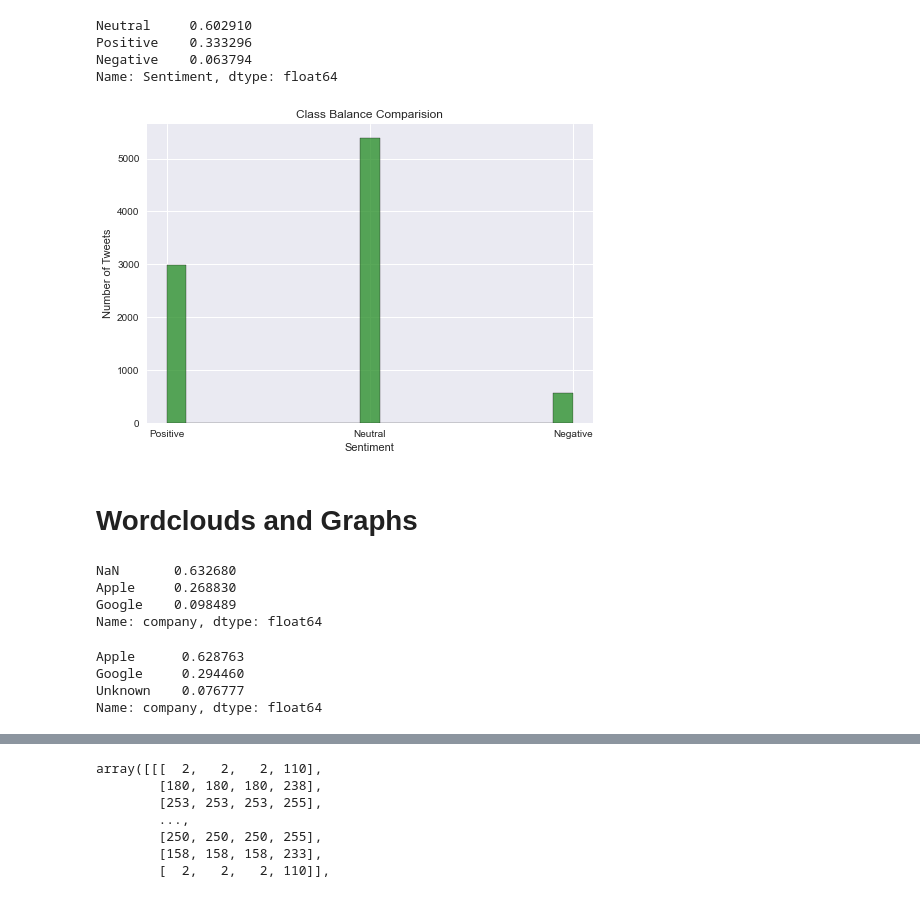
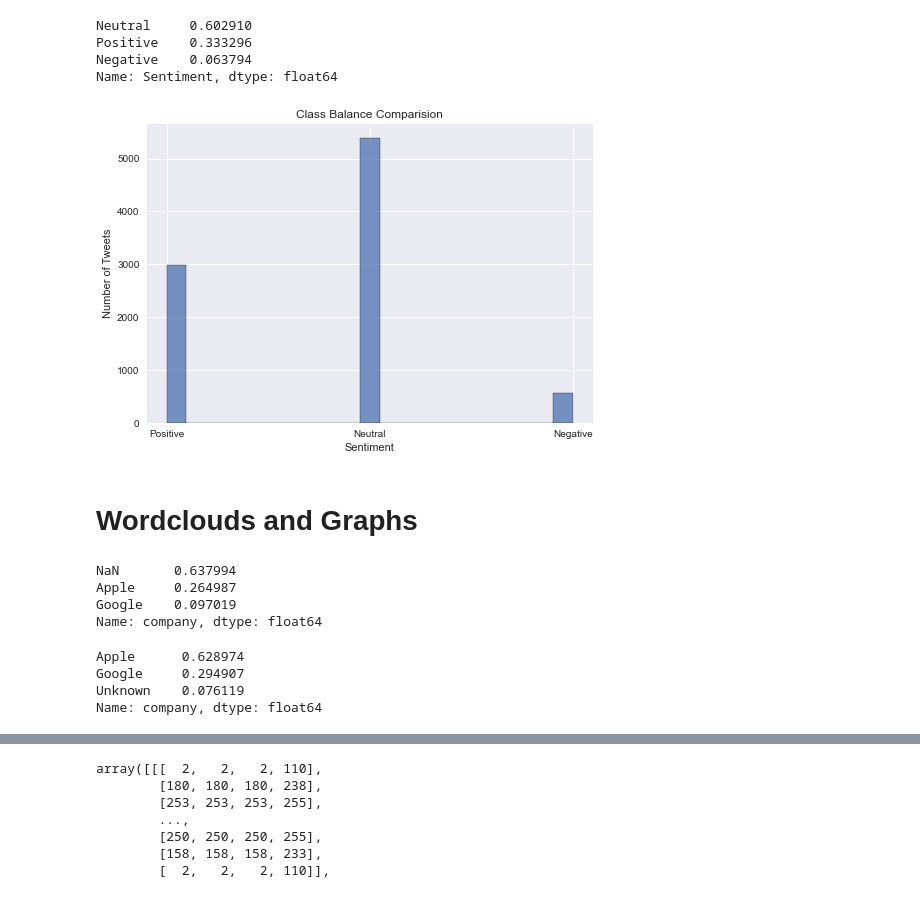
Before and after one commit to charlesmpan/Sentiment_Analysis_on_Twitter_Google_Apple, a Jupyter notebook: new.ipynb, the cells around one changed output, grey strips where cells are left out. Cells and saved outputs as stored; diff of their text form; code cells hidden in the pictures.

```diff
--- a/new.ipynb
+++ b/new.ipynb
@@ -142,19 +129,21 @@ def clean_hash_mentions(tweet):
     hashtag_mention_pattern = '([@#][\w_-]+)'
 
     # remove hashtags and mentions
-    tweet_clean = re.sub(hashtag_mention_pattern, '', str(tweet))
+    tweet_clean = re.sub(hashtag_mention_pattern,
+                         '',
+                         str(tweet))
 
     # lower case
     tweet_clean = tweet_clean.lower()
 
     # tokenize tweet
     pattern = "([a-zA-Z0-9]+(?:'[a-z]+)?)"
-    tweet_clean = RegexpTokenizer(tweet_clean, pattern)
+    tweet_clean = nltk.regexp_tokenize(tweet_clean, pattern)
 
     # join tweet back together
-    tweet_clean = ' '.join(str(tweet_clean))
+    tweet_clean = ' '.join(tweet_clean)
 
-    return str(tweet_clean)
+    return tweet_clean
 # %%
 def process_string(text):
     """This function returns a processed list of words from the given text
@@ -424,14 +411,13 @@ Name: Sentiment, dtype: float64
 # %%
 # Plot the class the balance on a histogram
 class_balance = sns.histplot(data=df['Sentiment'].sort_values(ascending=False),
-                             color='#228B22',
                              discrete=False)
 
 class_balance.set_title("Class Balance Comparision")
 class_balance.set_xlabel("Sentiment")
 class_balance.set_ylabel("Number of Tweets");
 # %% [output]
-[figure, old version]
+[figure, new version]
 # %% [markdown]
 # Wordclouds and Graphs
 # %%
@@ -451,9 +437,9 @@ company_map = {
 df['company'] = df['directed_at'].map(company_map)
 df['company'].value_counts(dropna=False, normalize=True)
 # %% [output]
-NaN       0.632680
-Apple     0.268830
-Google    0.098489
+NaN       0.637994
+Apple     0.264987
+Google    0.097019
 Name: company, dtype: float64
 # %%
 # categorize Tweets by 'Manufacturer' based on if Tweet contains certain keywords words
@@ -537,9 +523,9 @@ df.drop('Google', axis=1, inplace=True)
 df['company'].fillna(value='Unknown', inplace=True)
 df['company'].value_counts(normalize=True)
 # %% [output]
-Apple      0.628763
-Google     0.294460
-Unknown    0.076777
+Apple      0.628974
+Google     0.294907
+Unknown    0.076119
 Name: company, dtype: float64
 # %%
 # Set up figure and axes
```
Also changed, not shown: parts of 12 cells of this notebook, 10 other files.
